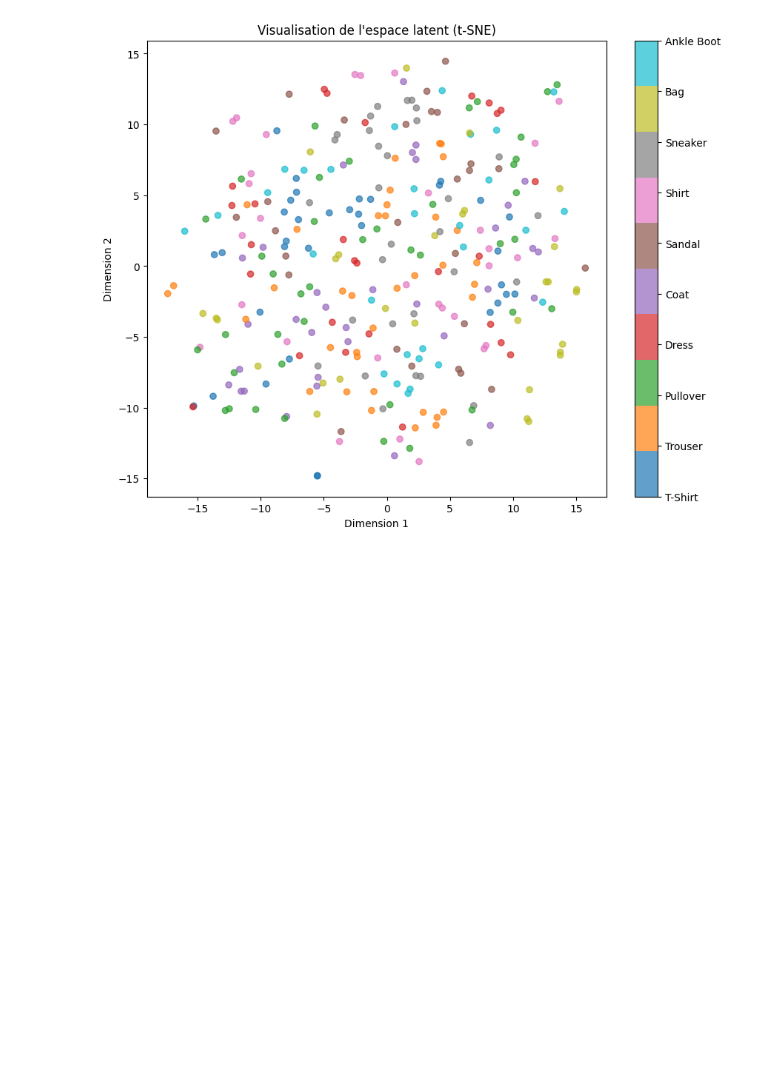
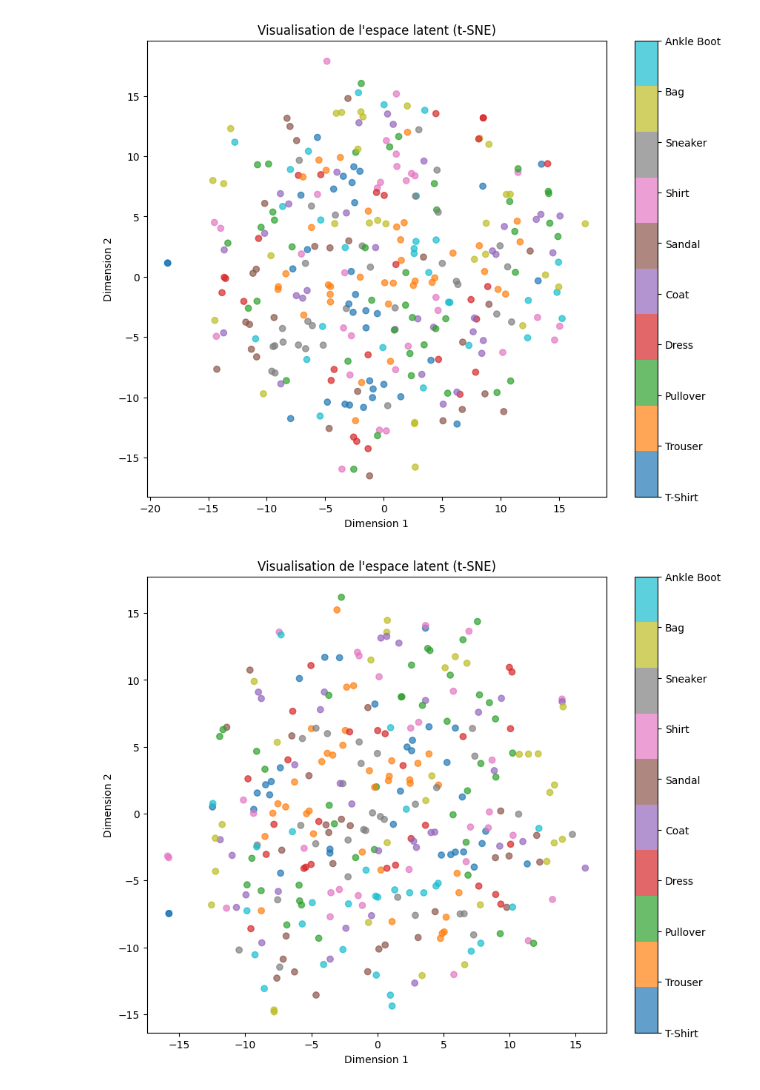
Before and after one commit to guillaume-joffre/project-hddl-segmentation, a Jupyter notebook: cvae.ipynb, the cells around one changed output. Cells and saved outputs as stored; diff of their text form; code cells hidden in the pictures; blank space fills up the shorter version.

```diff
--- a/cvae.ipynb
+++ b/cvae.ipynb
@@ -323,7 +577,7 @@ generate_samples(class_idx=9)
 # %%
 from sklearn.manifold import TSNE
 
-def plot_latent_space(num_batches=5):
+def plot_latent_space(model, num_batches=5):
     model.eval()
     latents = []
     labels_list = []
@@ -366,6 +620,10 @@ def plot_latent_space(num_batches=5):
     plt.show()
     plt.close()
 # %%
-plot_latent_space()
+plot_latent_space(model_simple)
 # %% [output]
-[figure, old version]
+[figure, new version]
+# %%
+plot_latent_space(model_vgg)
+# %% [output]
+[figure, added]
```
Also changed, not shown: parts of 19 cells of this notebook, 10 other files.
